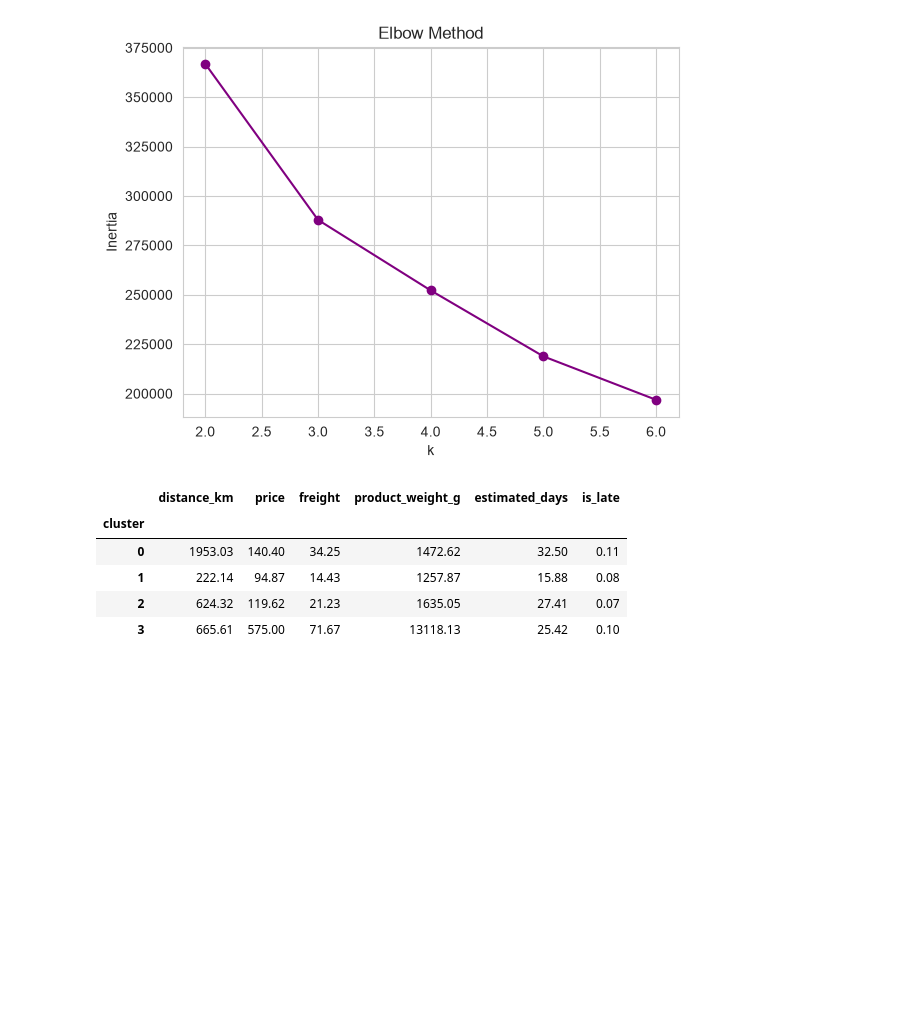
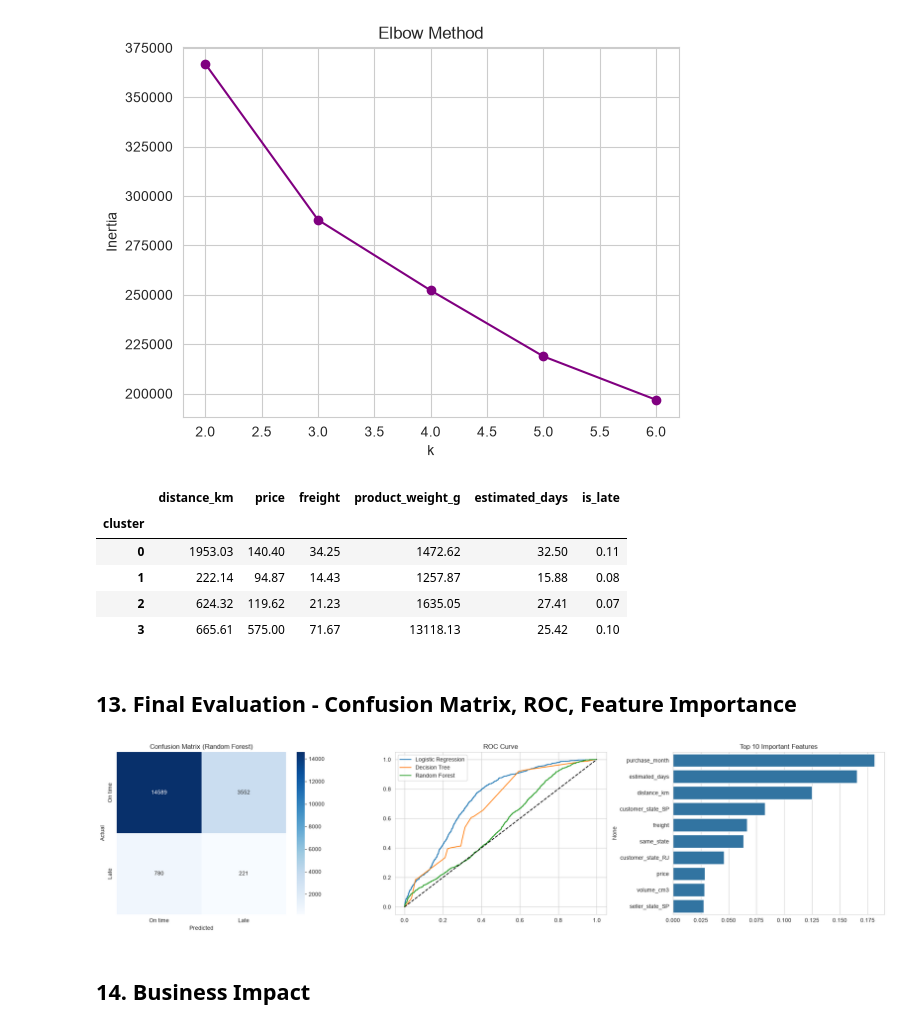
Before and after one commit to paramcgwala-crypto/param_pythonand_ml_turtle_graphic_proper_notation, a Jupyter notebook: basic_Tradition_programing_python/Ml_new_Project_omly_for_prctice/olist_project_folder/olist_cutomers_dataset.ipynb, the cells around one changed output. Drawn from its saved outputs; the diff is of its cells as text; code cells hidden in the pictures; blank space fills up the shorter version.

```diff
--- a/basic_Tradition_programing_python/Ml_new_Project_omly_for_prctice/olist_project_folder/olist_cutomers_dataset.ipynb
+++ b/basic_Tradition_programing_python/Ml_new_Project_omly_for_prctice/olist_project_folder/olist_cutomers_dataset.ipynb
@@ -366,3 +366,36 @@ df.groupby("cluster")[cluster_cols + ["is_late"]].mean().round(2)
 | 1 | 222.14 | 94.87 | 14.43 | 1257.87 | 15.88 | 0.08 |
 | 2 | 624.32 | 119.62 | 21.23 | 1635.05 | 27.41 | 0.07 |
 | 3 | 665.61 | 575.00 | 71.67 | 13118.13 | 25.42 | 0.10 |
+# %% [markdown]
+## 13. Final Evaluation - Confusion Matrix, ROC, Feature Importance
+# %%
+cm = confusion_matrix(y_test, rf_clf.predict(X_test_s))  # prediction se confusion matrix banao
+top_features = pd.Series(rf_clf.feature_importances_, index=X.columns).sort_values(ascending=False).head(10)  # top 10 important features
+
+fig, axes = plt.subplots(1, 3, figsize=(20, 5))  # 3 graphs ka canvas
+
+# 1. Confusion matrix
+sns.heatmap(cm, annot=True, fmt="d", cmap="Blues", ax=axes[0],  # cm ka heatmap, numbers ke saath
+            xticklabels=["On time", "Late"], yticklabels=["On time", "Late"])  # axis labels lagao
+axes[0].set_title("Confusion Matrix (Random Forest)")  # graph ka title
+axes[0].set_xlabel("Predicted")  # x axis = model ki prediction
+axes[0].set_ylabel("Actual")  # y axis = asli value
+
+# 2. ROC curve (teeno models)
+for name, model in clf_models.items():  # har model ek-ek karke lo
+    fpr, tpr, _ = roc_curve(y_test, model.predict_proba(X_test_s)[:, 1])  # Late ki probability se FPR, TPR nikalo
+    axes[1].plot(fpr, tpr, label=name)  # model ki ROC line banao
+axes[1].plot([0, 1], [0, 1], "k--")  # random guess wali line
+axes[1].set_title("ROC Curve")  # graph ka title
+axes[1].legend()  # model names dikhao
+
+# 3. Top 10 features
+sns.barplot(x=top_features.values, y=top_features.index, ax=axes[2])  # features ka bar chart
+axes[2].set_title("Top 10 Important Features")  # graph ka title
+
+plt.tight_layout()  # overlap hatao
+plt.show()  # graph dikhao
+# %% [output]
+[figure, added]
+# %% [markdown]
+## 14. Business Impact
```
Also changed, not shown: parts of 2 cells of this notebook.
